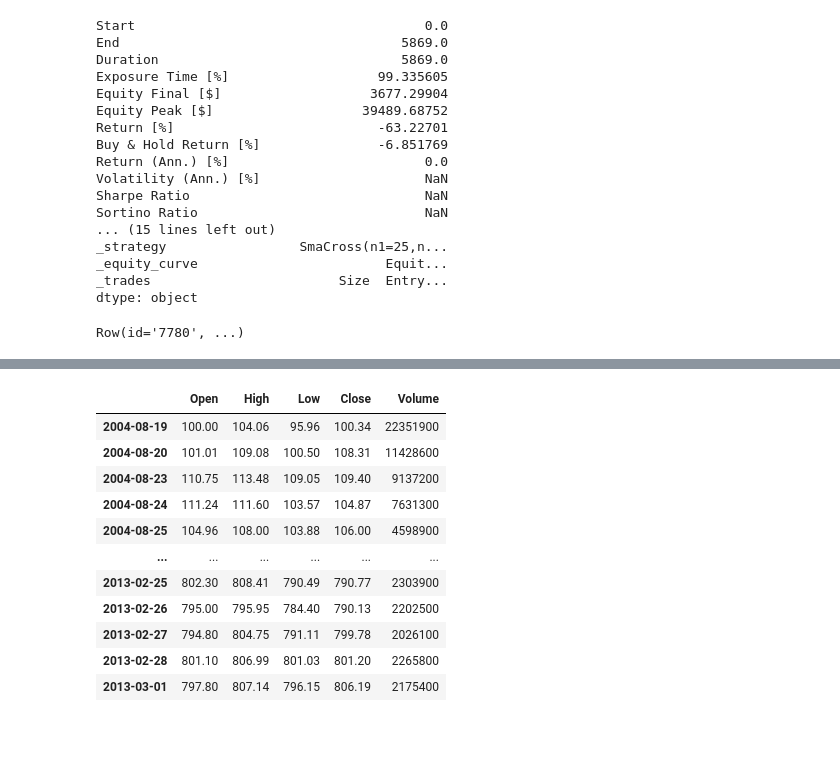
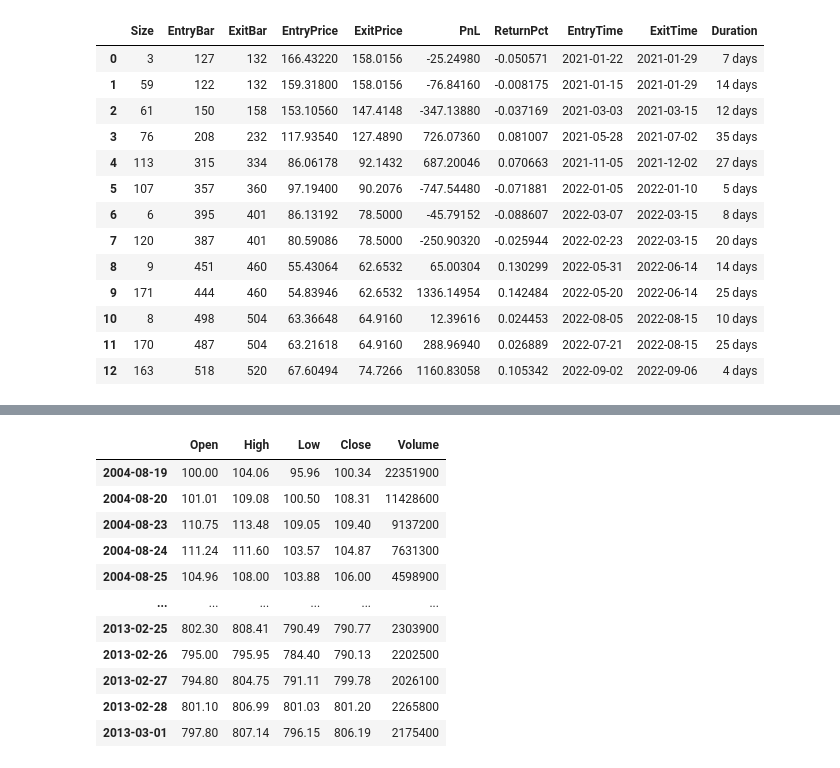
Before and after one commit to bizeasy17/investtrack, a Jupyter notebook: diggings/backtesting.ipynb, the cells around one changed output, grey strips where cells are left out. Saved outputs shown, nothing was run; the diff lists cells and outputs as text; code cells hidden in the pictures; blank space fills up the shorter version.

```diff
--- a/diggings/backtesting.ipynb
+++ b/diggings/backtesting.ipynb
@@ -58,27 +62,24 @@ Row(id='6833', ...)
 # %%
 stats = bt.optimize(n1=range(5, 30, 5),
                     n2=range(10, 70, 5),
                     maximize='Equity Final [$]',
                     constraint=lambda param: param.n1 < param.n2)
-stats
+stats._trades
 # %% [output]
-Start                                     0.0
-End                                    5869.0
-Duration                               5869.0
-Exposure Time [%]                   99.335605
-Equity Final [$]                   3677.29904
-Equity Peak [$]                   39489.68752
-Return [%]                          -63.22701
-Buy & Hold Return [%]               -6.851769
-Return (Ann.) [%]                         0.0
-Volatility (Ann.) [%]                     NaN
-Sharpe Ratio                              NaN
-Sortino Ratio                             NaN
-... (15 lines left out)
-_strategy                 SmaCross(n1=25,n...
-_equity_curve                        Equit...
-_trades                        Size  Entry...
-dtype: object
+|  | Size | EntryBar | ExitBar | EntryPrice | ExitPrice | PnL | ReturnPct | EntryTime | ExitTime | Duration |
+| 0 | 3 | 127 | 132 | 166.43220 | 158.0156 | -25.24980 | -0.050571 | 2021-01-22 | 2021-01-29 | 7 days |
+| 1 | 59 | 122 | 132 | 159.31800 | 158.0156 | -76.84160 | -0.008175 | 2021-01-15 | 2021-01-29 | 14 days |
+| 2 | 61 | 150 | 158 | 153.10560 | 147.4148 | -347.13880 | -0.037169 | 2021-03-03 | 2021-03-15 | 12 days |
+| 3 | 76 | 208 | 232 | 117.93540 | 127.4890 | 726.07360 | 0.081007 | 2021-05-28 | 2021-07-02 | 35 days |
+| 4 | 113 | 315 | 334 | 86.06178 | 92.1432 | 687.20046 | 0.070663 | 2021-11-05 | 2021-12-02 | 27 days |
+| 5 | 107 | 357 | 360 | 97.19400 | 90.2076 | -747.54480 | -0.071881 | 2022-01-05 | 2022-01-10 | 5 days |
+| 6 | 6 | 395 | 401 | 86.13192 | 78.5000 | -45.79152 | -0.088607 | 2022-03-07 | 2022-03-15 | 8 days |
+| 7 | 120 | 387 | 401 | 80.59086 | 78.5000 | -250.90320 | -0.025944 | 2022-02-23 | 2022-03-15 | 20 days |
+| 8 | 9 | 451 | 460 | 55.43064 | 62.6532 | 65.00304 | 0.130299 | 2022-05-31 | 2022-06-14 | 14 days |
+| 9 | 171 | 444 | 460 | 54.83946 | 62.6532 | 1336.14954 | 0.142484 | 2022-05-20 | 2022-06-14 | 25 days |
+| 10 | 8 | 498 | 504 | 63.36648 | 64.9160 | 12.39616 | 0.024453 | 2022-08-05 | 2022-08-15 | 10 days |
+| 11 | 170 | 487 | 504 | 63.21618 | 64.9160 | 288.96940 | 0.026889 | 2022-07-21 | 2022-08-15 | 25 days |
+| 12 | 163 | 518 | 520 | 67.60494 | 74.7266 | 1160.83058 | 0.105342 | 2022-09-02 | 2022-09-06 | 4 days |
 # %%
 import pandas as pd
 from backtesting.lib import SignalStrategy, TrailingStrategy
@@ -113,13 +114,3 @@ class SmaCross(SignalStrategy,
         # Set trailing stop-loss to 2x ATR using
         # the method provided by `TrailingStrategy`
         self.set_trailing_sl(2)
-# %%
-# from backtesting import Backtest
-# from backtesting.test import GOOG
-
-bt = Backtest(stock_hist, SmaCross, commission=.002)
-
-bt.run()
-bt.plot()
-# %% [output]
-Row(id='7780', ...)
```
Also changed, not shown: parts of 13 cells of this notebook, 6 other files.
